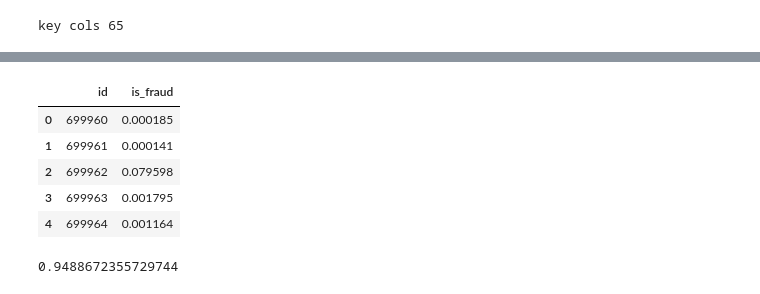
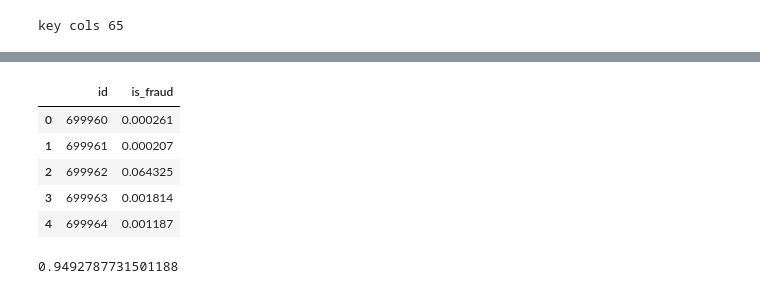
Before and after one commit to oivler/kaggle-credit-card-fraud, a Jupyter notebook: model.ipynb, the cells around one changed output, grey strips where cells are left out. Cells and saved outputs as stored; diff of their text form; code cells hidden in the pictures.

```diff
--- a/model.ipynb
+++ b/model.ipynb
@@ -505,18 +521,12 @@ dtype: object
 # %% [markdown]
 ## Model
 # %%
-def append_original(X_fold, y_fold):
+def append_original(X_fold, y_fold, cols):
     if not has_orig:
-        return X_fold, y_fold
-    X_combined = pd.concat([X_fold, X_orig[feature_cols]], axis=0)
+        return X_fold[cols], y_fold
+    X_combined = pd.concat([X_fold[cols], X_orig[cols]], axis=0)
     y_combined = pd.concat([y_fold, y_orig], axis=0)
     return X_combined, y_combined
-
-def as_lgb_frame(df):
-    out = df[feature_cols].copy()
-    for col in cat_feature_cols:
-        out[col] = out[col].astype("category")
-    return out
 
 def fit_lgb(X_tr, y_tr, X_va, y_va, seed, num_leaves, max_depth, lr, n_estimators=10000, stop=250):
     model = lgb.LGBMClassifier(
@@ -549,13 +559,12 @@ def make_key_frame(df):
     for col in digit_num_cols:
         parts[f"v_{col}"] = col + "=" + df[col].astype(str)
         parts[f"id2_{col}"] = f"{col}_id2=" + df[f"{col}_id2"].astype(str)
-        parts[f"id3_{col}"] = f"{col}_id3=" + df[f"{col}_id3"].astype(str)
         parts[f"p12_{col}"] = f"{col}_pair12=" + df[f"{col}_pair12"].astype(str)
-        parts[f"code_{col}"] = f"{col}_code=" + df[f"{col}_code"].astype(str)
+        parts[f"lead_{col}"] = f"{col}_lead=" + df[f"{col}_lead"].astype(str)
         parts[f"r2_{col}"] = f"{col}_round2=" + df[f"{col}_round2"].astype(str)
         for k in range(1, 5):
             parts[f"d{k}_{col}"] = f"{col}_dig{k}=" + df[f"{col}_dig{k}"].astype(str)
-    for col in cat_cols:
+    for col in cat_cols + pair_cols:
         parts[f"c_{col}"] = col + "=" + df[col].astype(str)
     return pd.DataFrame(parts)
 
@@ -569,6 +578,7 @@ test_preds = {}
 train_key_df = make_key_frame(X)
 test_key_df = make_key_frame(X_test)
 te_logit_cols = [f"{c}_te" for c in te_cols]
+spline_cols = digit_num_cols + ["risk_flag_sum"]
 print("key cols", train_key_df.shape[1])
 # %% [output]
 key cols 65
@@ -835,10 +876,16 @@ member_names = list(oof_preds.keys())
 for name in member_names:
     print(f"{name}: {roc_auc_score(y, oof_preds[name]):.6f}")
 
-oof_matrix = np.column_stack([oof_preds[k] for k in member_names])
-test_matrix = np.column_stack([test_preds[k] for k in member_names])
 oof_logits = np.column_stack([to_logit(oof_preds[k]) for k in member_names])
 test_logits = np.column_stack([to_logit(test_preds[k]) for k in member_names])
+
+oof_equal = np.mean([oof_preds[k] for k in member_names], axis=0)
+test_equal = np.mean([test_preds[k] for k in member_names], axis=0)
+print(f"equal-prob cv: {roc_auc_score(y, oof_equal):.6f}")
+
+oof_equal_logit = 1 / (1 + np.exp(-np.mean(oof_logits, axis=1)))
+test_equal_logit = 1 / (1 + np.exp(-np.mean(test_logits, axis=1)))
+print(f"equal-logit cv: {roc_auc_score(y, oof_equal_logit):.6f}")
 
 oof_stack = np.zeros(len(X))
 test_stack = np.zeros(len(X_test))
@@ -850,7 +897,7 @@ for fold, (tr_idx, va_idx) in enumerate(skf.split(oof_logits, y), start=1):
     print(f"logit-meta fold {fold}: {roc_auc_score(y.iloc[va_idx], oof_stack[va_idx]):.6f}")
 print(f"logit-meta cv: {roc_auc_score(y, oof_stack):.6f}")
 
-def hill_climb(oof_dict, y_arr, max_models=10):
+def hill_climb(oof_dict, y_arr, max_models=8):
     remaining = dict(oof_dict)
     start = max(remaining, key=lambda k: roc_auc_score(y_arr, remaining[k]))
     blend = remaining.pop(start).astype(np.float64).copy()
@@ -886,23 +933,11 @@ for name, w in hill_weights.items():
 print(f"hill cv: {hill_auc:.6f}")
 print("hill weights:", {k: round(v, 4) for k, v in hill_weights.items()})
 
-oof_blend = 0.5 * oof_stack + 0.5 * oof_hill
-test_blend = 0.5 * test_stack + 0.5 * test_hill
-blend_auc = roc_auc_score(y, oof_blend)
-print(f"meta+hill blend cv: {blend_auc:.6f}")
-
-# power mean of top members by single-model CV
-ranked = sorted(member_names, key=lambda n: roc_auc_score(y, oof_preds[n]), reverse=True)[:5]
-oof_pow = np.mean([oof_preds[n] ** 0.5 for n in ranked], axis=0) ** 2
-test_pow = np.mean([test_preds[n] ** 0.5 for n in ranked], axis=0) ** 2
-pow_auc = roc_auc_score(y, oof_pow)
-print(f"power-mean top5 cv: {pow_auc:.6f}")
-
 candidates = {
+    "equal_prob": (roc_auc_score(y, oof_equal), test_equal),
+    "equal_logit": (roc_auc_score(y, oof_equal_logit), test_equal_logit),
     "logit_meta": (roc_auc_score(y, oof_stack), test_stack),
     "hill": (hill_auc, test_hill),
-    "blend": (blend_auc, test_blend),
-    "power": (pow_auc, test_pow),
 }
 best_name = max(candidates, key=lambda k: candidates[k][0])
 cv_auc, test_pred = candidates[best_name]
@@ -937,7 +969,7 @@ selected hill cv=0.948867
 |  | id | is_fraud |
-| 0 | 699960 | 0.000185 |
-| 1 | 699961 | 0.000141 |
-| 2 | 699962 | 0.079598 |
-| 3 | 699963 | 0.001795 |
-| 4 | 699964 | 0.001164 |
+| 0 | 699960 | 0.000261 |
+| 1 | 699961 | 0.000207 |
+| 2 | 699962 | 0.064325 |
+| 3 | 699963 | 0.001814 |
+| 4 | 699964 | 0.001187 |
-0.9488672355729744
+0.9492787731501188
```
Also changed, not shown: parts of 13 cells of this notebook.
